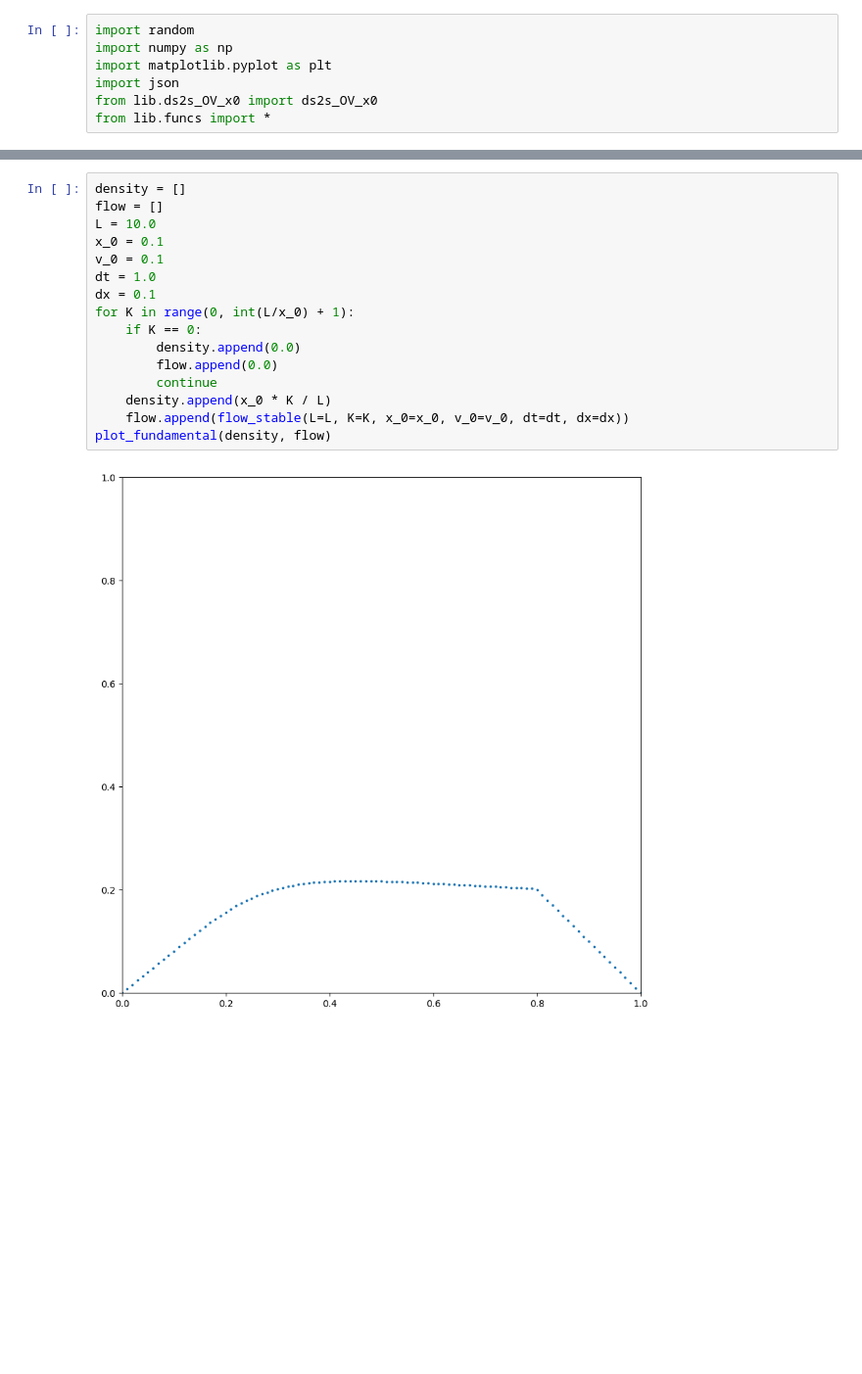
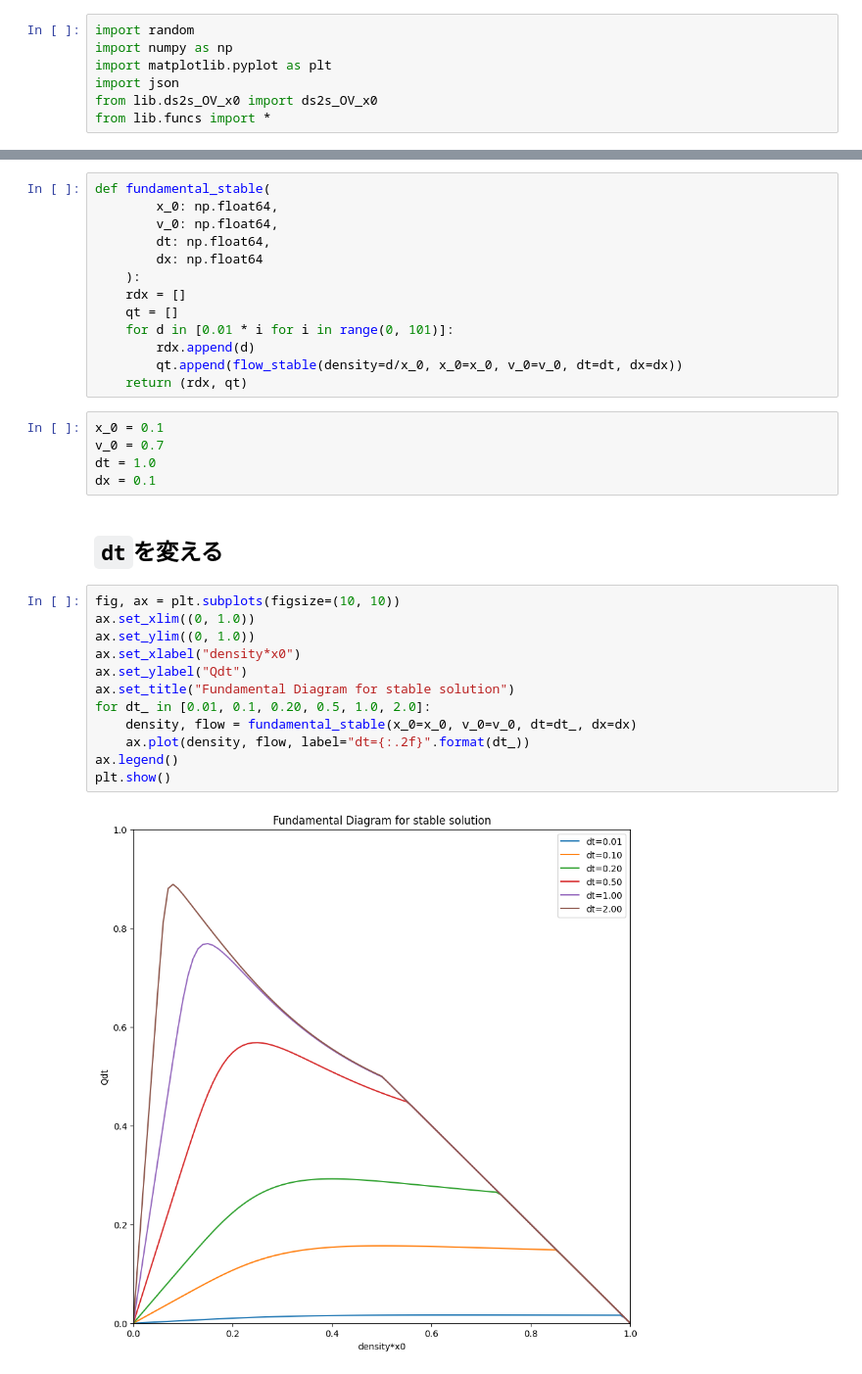
Before and after one commit to tt6-mzn/s2s-OV-model, a Jupyter notebook: ds2s-OV/012.ipynb, the cells around one changed output, grey strips where cells are left out. Shown: that part at 98% size. Drawn from its saved outputs; the diff is of its cells as text; blank space fills up the shorter version.

```diff
--- a/ds2s-OV/012.ipynb
+++ b/ds2s-OV/012.ipynb
@@ -81,18 +36,34 @@ plt.show()
-# %%
-density = []
-flow = []
-L = 10.0
-x_0 = 0.1
-v_0 = 0.1
-dt = 1.0
-dx = 0.1
-for K in range(0, int(L/x_0) + 1):
-	if K == 0:
-		density.append(0.0)
-		flow.append(0.0)
-		continue
-	density.append(x_0 * K / L)
-	flow.append(flow_stable(L=L, K=K, x_0=x_0, v_0=v_0, dt=dt, dx=dx))
-plot_fundamental(density, flow)
-# %% [output]
-[figure, removed]
+# %%
+def fundamental_stable(
+		x_0: np.float64,
+		v_0: np.float64,
+		dt: np.float64,
+		dx: np.float64
+	):
+	rdx = []
+	qt = []
+	for d in [0.01 * i for i in range(0, 101)]:
+		rdx.append(d)
+		qt.append(flow_stable(density=d/x_0, x_0=x_0, v_0=v_0, dt=dt, dx=dx))
+	return (rdx, qt)
+# %%
+x_0 = 0.1
+v_0 = 0.7
+dt = 1.0
+dx = 0.1
+# %% [markdown]
+## `dt`を変える
+# %%
+fig, ax = plt.subplots(figsize=(10, 10))
+ax.set_xlim((0, 1.0))
+ax.set_ylim((0, 1.0))
+ax.set_xlabel("density*x0")
+ax.set_ylabel("Qdt")
+ax.set_title("Fundamental Diagram for stable solution")
+for dt_ in [0.01, 0.1, 0.20, 0.5, 1.0, 2.0]:
+	density, flow = fundamental_stable(x_0=x_0, v_0=v_0, dt=dt_, dx=dx)
+	ax.plot(density, flow, label="dt={:.2f}".format(dt_))
+ax.legend()
+plt.show()
+# %% [output]
+[figure, added]
```
Also changed, not shown: parts of 7 cells of this notebook, 1 other file.
